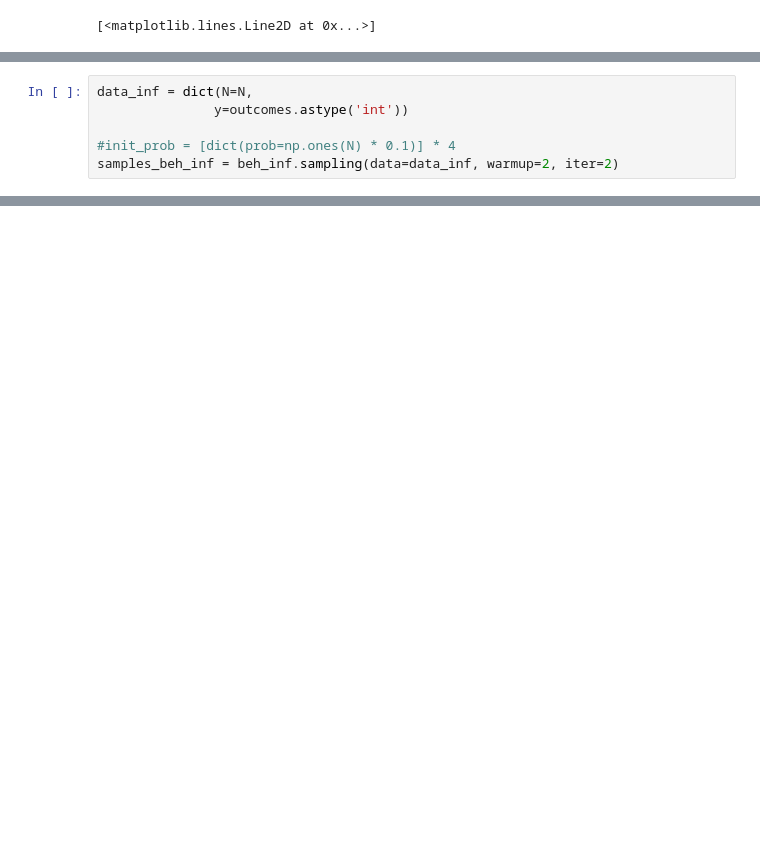
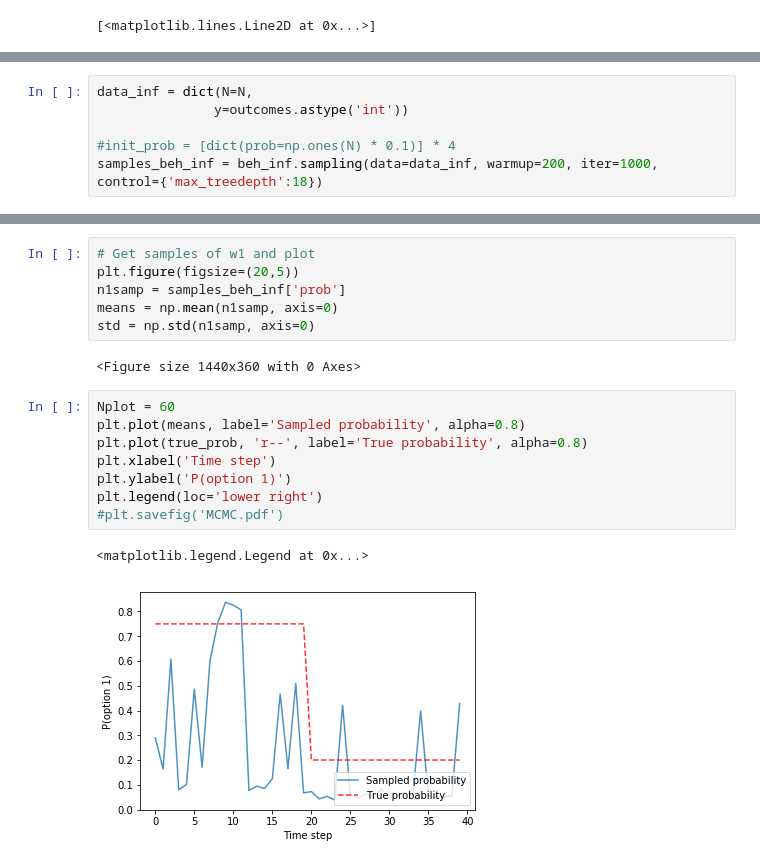
Before and after one commit to nhat-le/6-435-project, a Jupyter notebook: behrens_MCMC.ipynb, the cells around one changed output, grey strips where cells are left out. Cells and saved outputs as stored; diff of their text form; blank space fills up the shorter version.

Commit message:
Updated MCMC script

```diff
--- a/behrens_MCMC.ipynb
+++ b/behrens_MCMC.ipynb
@@ -87,5 +79,5 @@ data_inf = dict(N=N,
                y=outcomes.astype('int'))
 
 #init_prob = [dict(prob=np.ones(N) * 0.1)] * 4
-samples_beh_inf = beh_inf.sampling(data=data_inf, warmup=2, iter=2)
+samples_beh_inf = beh_inf.sampling(data=data_inf, warmup=200, iter=1000, control={'max_treedepth':18})
 # %% [output]
@@ -92,0 +122,19 @@ RuntimeError: Initialization failed.
+# %%
+# Get samples of w1 and plot
+plt.figure(figsize=(20,5))
+n1samp = samples_beh_inf['prob']
+means = np.mean(n1samp, axis=0)
+std = np.std(n1samp, axis=0)
+# %% [output]
+<Figure size 1440x360 with 0 Axes>
+# %%
+Nplot = 60
+plt.plot(means, label='Sampled probability', alpha=0.8)
+plt.plot(true_prob, 'r--', label='True probability', alpha=0.8)
+plt.xlabel('Time step')
+plt.ylabel('P(option 1)')
+plt.legend(loc='lower right')
+#plt.savefig('MCMC.pdf')
+# %% [output]
+<matplotlib.legend.Legend at 0x...>
+[figure, added]
```
Also changed, not shown: parts of 4 cells of this notebook, 2 other files.
